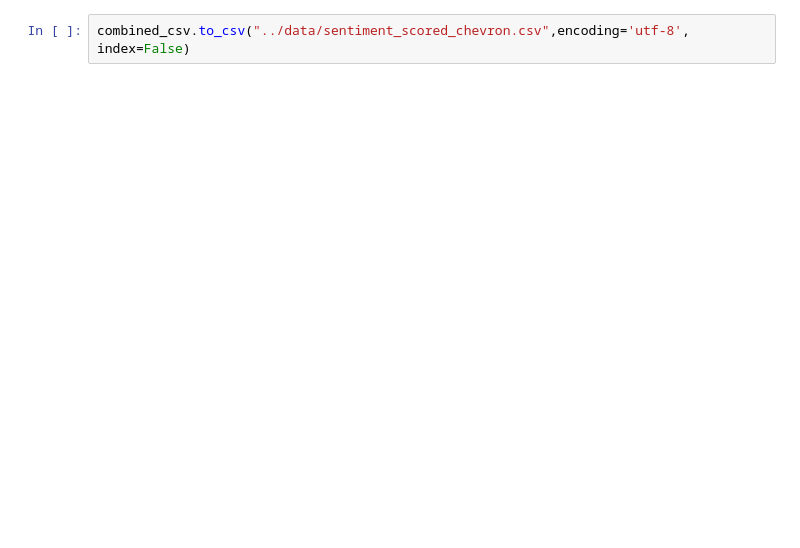
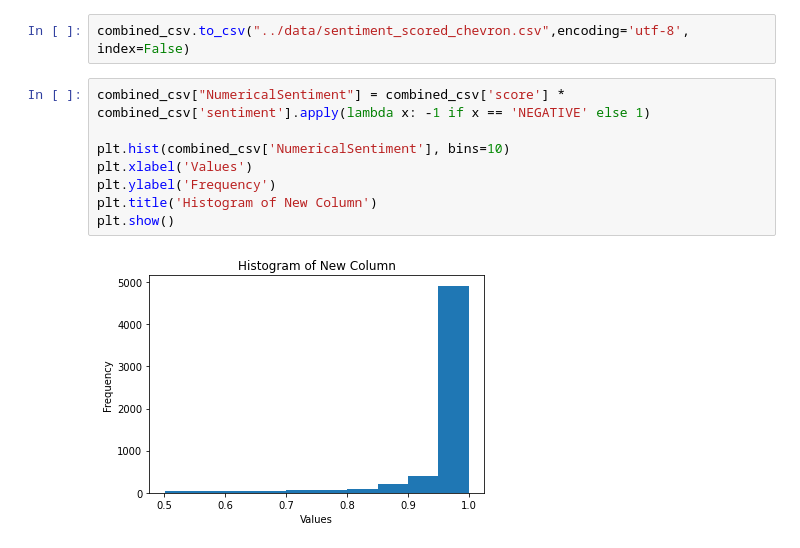
Before and after one commit to PranavTavildar1/Senior-Thesis, a Jupyter notebook: code/newprocessing.ipynb, the cells around one changed output. Saved outputs shown, nothing was run; the diff lists cells and outputs as text; blank space fills up the shorter version.

```diff
--- a/code/newprocessing.ipynb
+++ b/code/newprocessing.ipynb
@@ -38,3 +40,13 @@ You should probably TRAIN this model on a down-stream task to be able to use it
 | 4 | 2022-06-01 23:18:44+00:00 | 1532139614734934017 | $BRK.A $BRK.B $BRK OIL GAS ENERGY... | Icon00007 | 0.0 | [{'label': 'POSITIVE', 'score': 0... | POSITIVE | 0.769510 | NaN | NaN | NaN | ... |
 # %%
 combined_csv.to_csv("../data/sentiment_scored_chevron.csv",encoding='utf-8', index=False)
+# %%
+combined_csv["NumericalSentiment"] = combined_csv['score'] * combined_csv['sentiment'].apply(lambda x: -1 if x == 'NEGATIVE' else 1)
+
+plt.hist(combined_csv['NumericalSentiment'], bins=10)
+plt.xlabel('Values')
+plt.ylabel('Frequency')
+plt.title('Histogram of New Column')
+plt.show()
+# %% [output]
+[figure, added]
```
Also changed, not shown: parts of 5 cells of this notebook, 2 other files.
